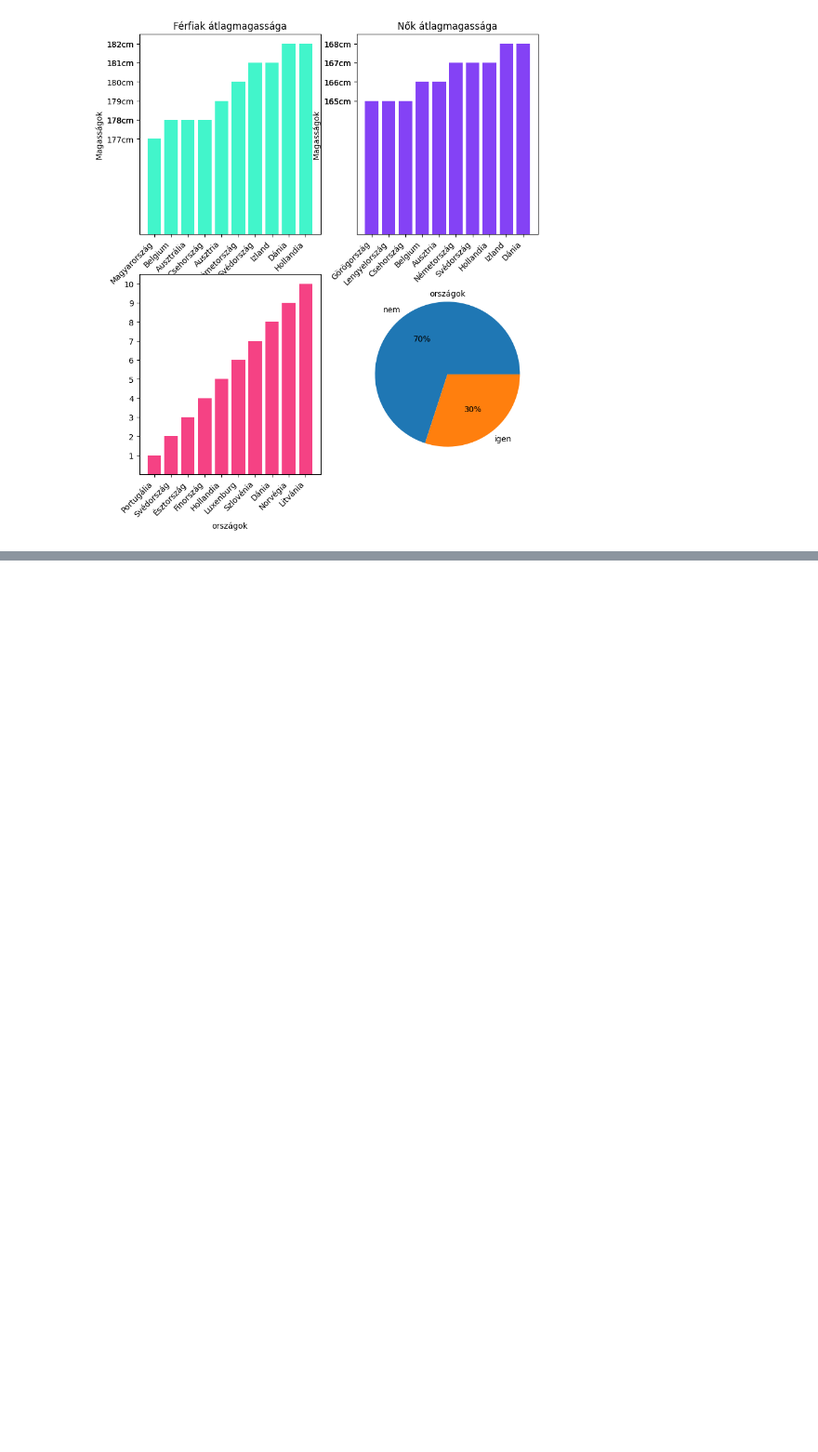
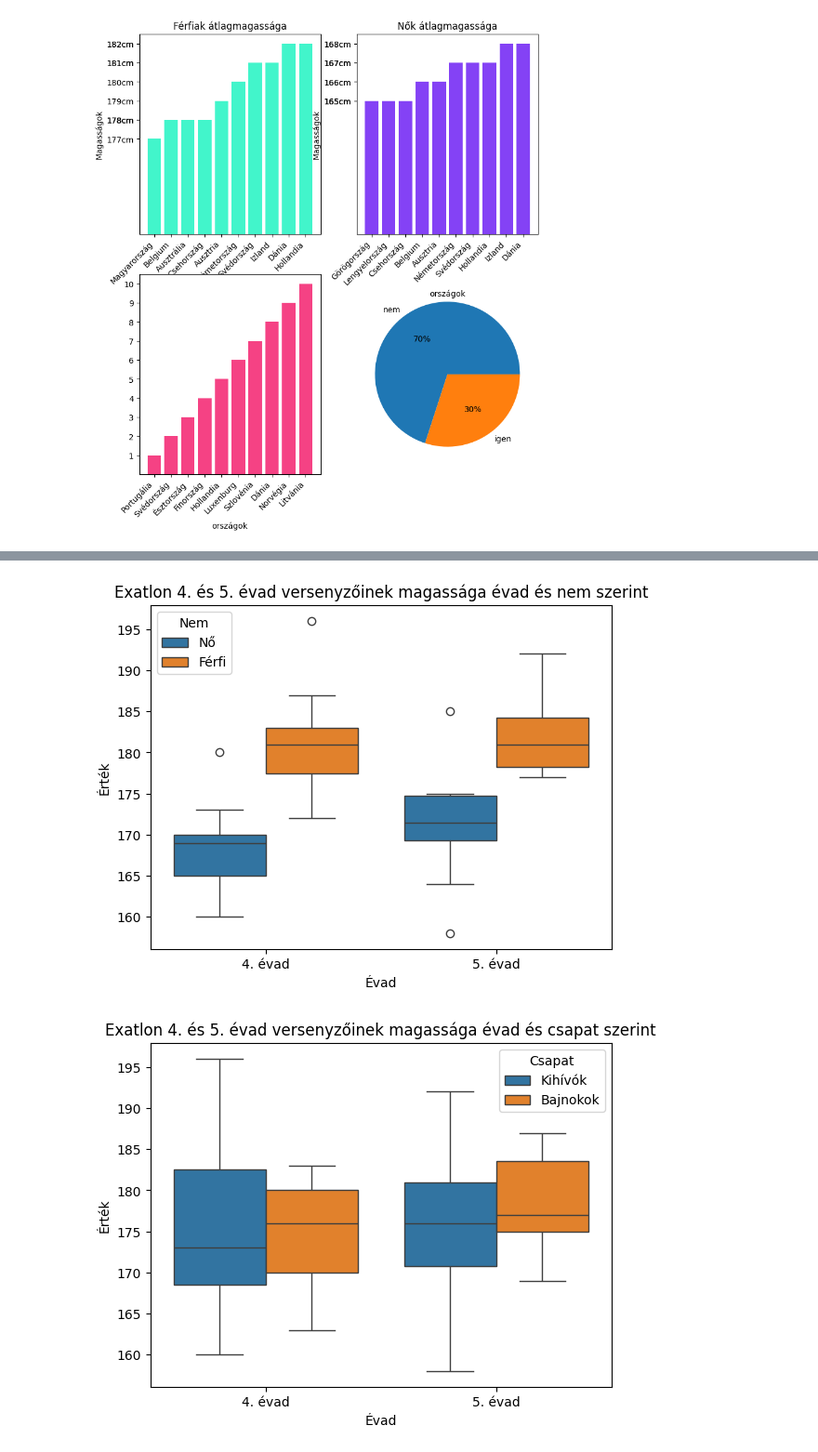
Before and after one commit to virag44/2026_matprog_projekt, a Jupyter notebook: Projekt.ipynb, the cells around one changed output, grey strips where cells are left out. Shown at 93% size. Cells and saved outputs as stored; diff of their text form; code cells hidden in the pictures; blank space fills up the shorter version.

```diff
--- a/Projekt.ipynb
+++ b/Projekt.ipynb
@@ -112,0 +127,10 @@ plt.show()
+# %%
+sns.boxplot(x='Évad', y='Érték', hue='Nem', data=heights)
+plt.title("Exatlon 4. és 5. évad versenyzőinek magassága évad és nem szerint")
+plt.show()
+sns.boxplot(x='Évad', y='Érték', hue='Csapat', data=heights)
+plt.title("Exatlon 4. és 5. évad versenyzőinek magassága évad és csapat szerint")
+plt.show()
+# %% [output]
+[figure, added]
+[figure, added]
```
Also changed, not shown: parts of 4 cells of this notebook.
